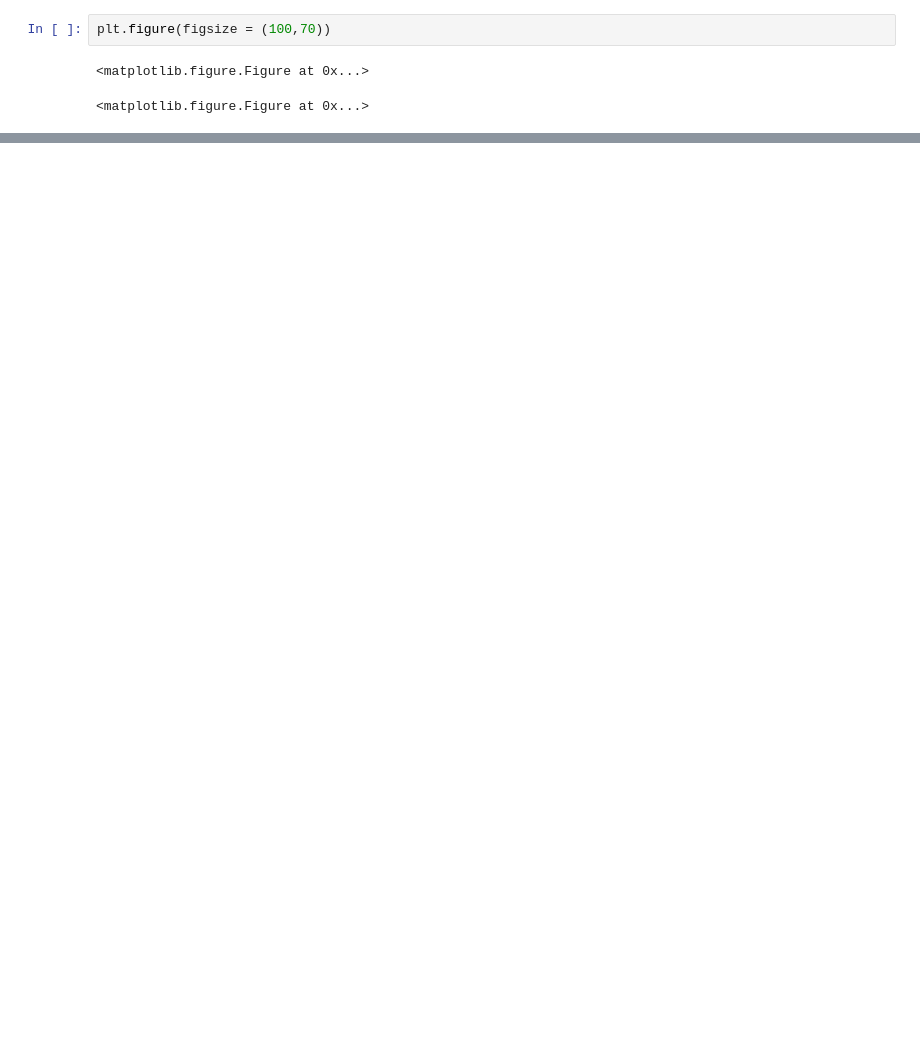
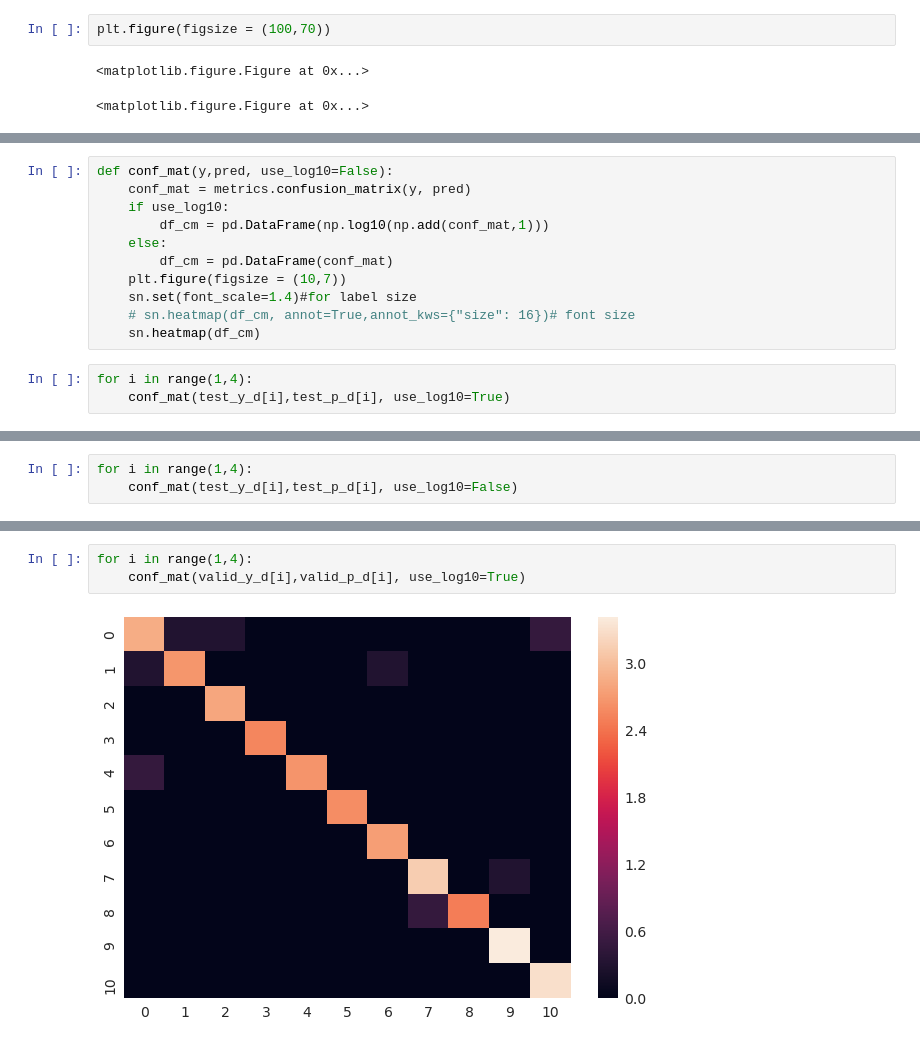
Before and after one commit to kotoroshinoto/whostheboss, a Jupyter notebook: ValidationStats.ipynb, the cells around one changed output, grey strips where cells are left out. Cells and saved outputs as stored; diff of their text form; blank space fills up the shorter version.

```diff
--- a/ValidationStats.ipynb
+++ b/ValidationStats.ipynb
@@ -168,0 +203,14 @@ plot_f1(valid_evals,acv)
+# %%
+def conf_mat(y,pred, use_log10=False):
+    conf_mat = metrics.confusion_matrix(y, pred)
+    if use_log10:
+        df_cm = pd.DataFrame(np.log10(np.add(conf_mat,1)))
+    else:
+        df_cm = pd.DataFrame(conf_mat)
+    plt.figure(figsize = (10,7))
+    sn.set(font_scale=1.4)#for label size
+    # sn.heatmap(df_cm, annot=True,annot_kws={"size": 16})# font size
+    sn.heatmap(df_cm)
+# %%
+for i in range(1,4):
+    conf_mat(test_y_d[i],test_p_d[i], use_log10=True)
@@ -168,0 +221,3 @@ plot_f1(valid_evals,acv)
+# %%
+for i in range(1,4):
+    conf_mat(test_y_d[i],test_p_d[i], use_log10=False)
@@ -168,0 +228,5 @@ plot_f1(valid_evals,acv)
+# %%
+for i in range(1,4):
+    conf_mat(valid_y_d[i],valid_p_d[i], use_log10=True)
+# %% [output]
+[figure, added]
```
Also changed, not shown: parts of 19 cells of this notebook, 51 other files.
